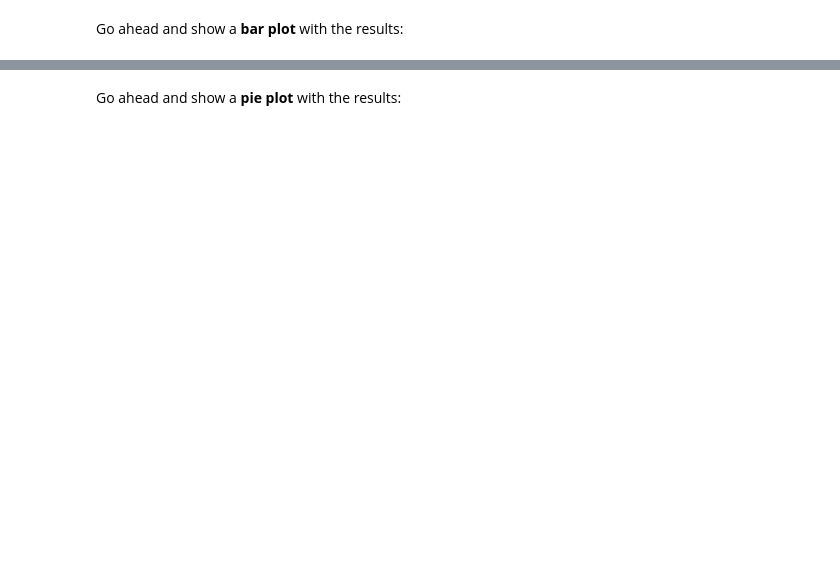
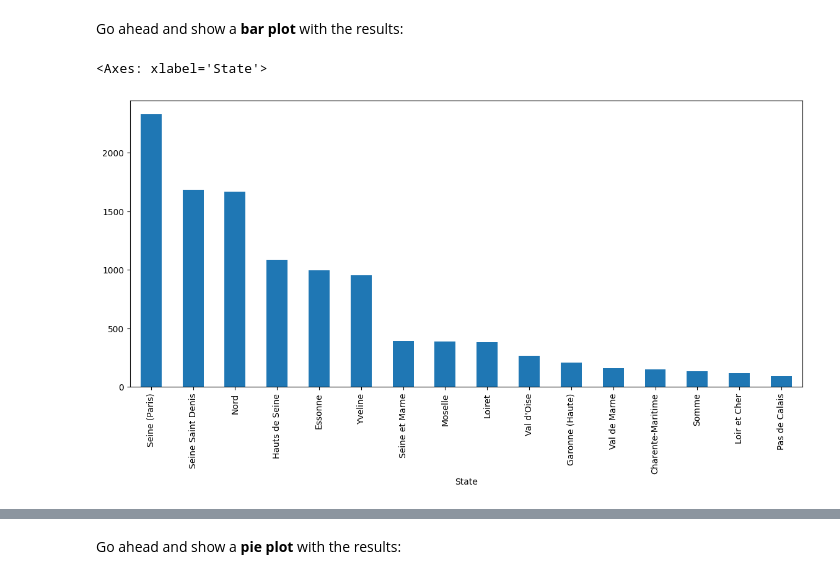
Before and after one commit to kskaman/freeCodeCamp-Course-Work, a Jupyter notebook: 09 - Data Analysis with Python/02 - Data Analysis Example A and B/Exercises_1.ipynb, the cells around one changed output, grey strips where cells are left out. Drawn from its saved outputs; the diff is of its cells as text; code cells hidden in the pictures; blank space fills up the shorter version.

```diff
--- a/09 - Data Analysis with Python/02 - Data Analysis Example A and B/Exercises_1.ipynb
+++ b/09 - Data Analysis with Python/02 - Data Analysis Example A and B/Exercises_1.ipynb
@@ -451,5 +506,9 @@ france_states
 Go ahead and show a <b>bar plot</b> with the results:
 # %%
 # your code goes here
+france_states.plot(kind='bar', figsize= (14, 6))
+# %% [output]
+<Axes: xlabel='State'>
+[figure, added]
 # %%
 france_states.plot(kind='bar', figsize=(14,6))
```
Also changed, not shown: parts of 51 cells of this notebook.
